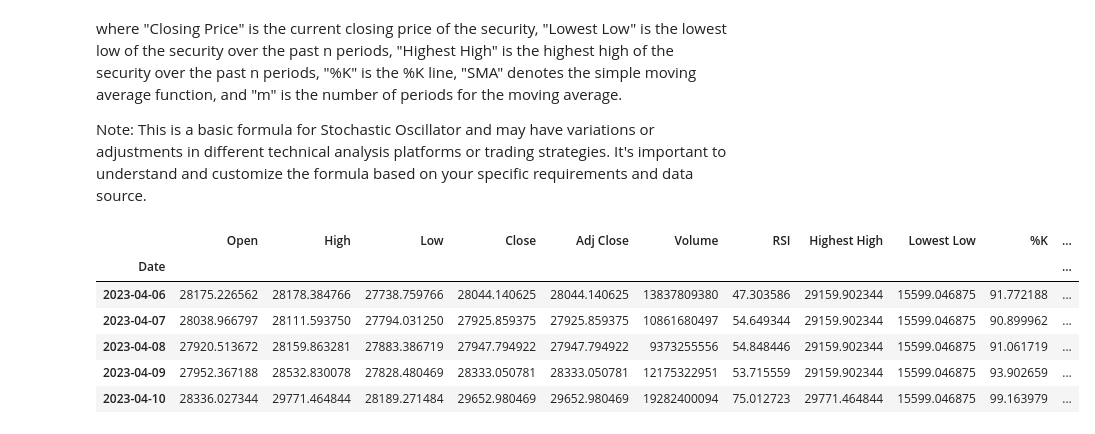
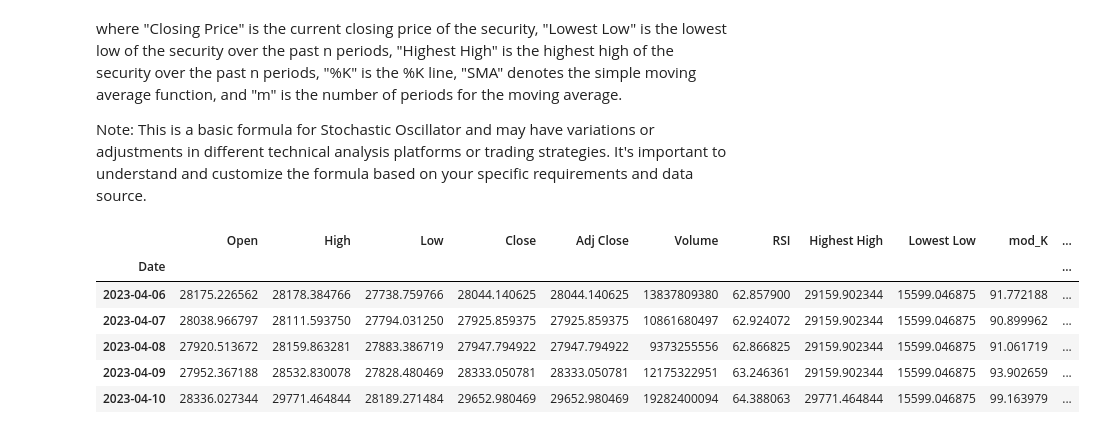
Before and after one commit to Annarhysa/Cryptocurrency-Trading-Algorithm, a Jupyter notebook: Market-Analysis-yfinance.ipynb, the cells around one changed output. Cells and saved outputs as stored; diff of their text form; code cells hidden in the pictures.

```diff
--- a/Market-Analysis-yfinance.ipynb
+++ b/Market-Analysis-yfinance.ipynb
@@ -94,8 +94,8 @@ BTC_USD['Loss'] = -BTC_USD['PriceChange'].where(BTC_USD['PriceChange'] < 0, 0)
 
 # Calculate the smoothed average gain and loss
 window = 14  # RSI period
-BTC_USD['AvgGain'] = BTC_USD['Gain'].rolling(window=window).mean()
-BTC_USD['AvgLoss'] = BTC_USD['Loss'].rolling(window=window).mean()
+BTC_USD['AvgGain'] = BTC_USD['Gain'].rolling(window=100, min_periods = 2).mean()
+BTC_USD['AvgLoss'] = BTC_USD['Loss'].rolling(window=100, min_periods = 2).mean()
 
 # Calculate the relative strength (RS)
 BTC_USD['RS'] = BTC_USD['AvgGain'] / BTC_USD['AvgLoss']
@@ -148,8 +148,8 @@ The distance between the upper and lower bands is related to the volatility of t
 
 Bollinger Bands can be plotted on price charts using various charting tools and software, such as financial analysis platforms, charting software, or programming libraries like matplotlib in Python. They are widely used by technical analysts and traders to assess price volatility, potential breakouts, and trend reversals in financial markets.
 # %%
-BTC_USD['Middle Band'] = BTC_USD['Close'].rolling(window=100).mean()
-BTC_USD['Standard Deviation'] = BTC_USD['Close'].rolling(window=100).std()
+BTC_USD['Middle Band'] = BTC_USD['Close'].rolling(window=100, min_periods = 1).mean()
+BTC_USD['Standard Deviation'] = BTC_USD['Close'].rolling(window=100, min_periods = 1).std()
 BTC_USD.tail()
 # %% [output]
 |  | Open | High | Low | Close | Adj Close | Volume | RSI | Middle Band | Standard Deviation |
@@ -222,31 +222,25 @@ where "Closing Price" is the current closing price of the security, "Lowest Low"
 
 Note: This is a basic formula for Stochastic Oscillator and may have variations or adjustments in different technical analysis platforms or trading strategies. It's important to understand and customize the formula based on your specific requirements and data source.
 # %%
-n = 14
-m = 3
 overbought = 80  # Overbought level
 oversold = 20  # Oversold level
 
-BTC_USD["Highest High"] = BTC_USD["High"].rolling(window = 200).max()
-BTC_USD["Lowest Low"] = BTC_USD["Low"].rolling(window = 200).min()
+BTC_USD["Highest High"] = BTC_USD["High"].rolling(window = 200, min_periods = 12).max()
+BTC_USD["Lowest Low"] = BTC_USD["Low"].rolling(window = 200, min_periods =12).min()
 
 # Calculate %K
-BTC_USD["%K"] = ((BTC_USD["Close"] - BTC_USD["Lowest Low"]) / (BTC_USD["Highest High"] - BTC_USD["Lowest Low"])) * 100
+BTC_USD["mod_K"] = ((BTC_USD["Close"] - BTC_USD["Lowest Low"]) / (BTC_USD["Highest High"] - BTC_USD["Lowest Low"])) * 100
 
 # Calculate %D as SMA of %K
-BTC_USD["%D"] = BTC_USD["%K"].rolling(window = 100).mean()
-
-# Add overbought and oversold levels as horizontal lines
-BTC_USD["Overbought"] = overbought
-BTC_USD["Oversold"] = oversold
+BTC_USD["mod_D"] = BTC_USD["mod_K"].rolling(window = 100, min_periods = 3).mean()
 
 # Print the resulting dataframe
 BTC_USD.tail()
 # %% [output]
-|  | Open | High | Low | Close | Adj Close | Volume | RSI | Highest High | Lowest Low | %K | ... |
+|  | Open | High | Low | Close | Adj Close | Volume | RSI | Highest High | Lowest Low | mod_K | ... |
 | Date |  |  |  |  |  |  |  |  |  |  | ... |
-| 2023-04-06 | 28175.226562 | 28178.384766 | 27738.759766 | 28044.140625 | 28044.140625 | 13837809380 | 47.303586 | 29159.902344 | 15599.046875 | 91.772188 | ... |
-| 2023-04-07 | 28038.966797 | 28111.593750 | 27794.031250 | 27925.859375 | 27925.859375 | 10861680497 | 54.649344 | 29159.902344 | 15599.046875 | 90.899962 | ... |
-| 2023-04-08 | 27920.513672 | 28159.863281 | 27883.386719 | 27947.794922 | 27947.794922 | 9373255556 | 54.848446 | 29159.902344 | 15599.046875 | 91.061719 | ... |
-| 2023-04-09 | 27952.367188 | 28532.830078 | 27828.480469 | 28333.050781 | 28333.050781 | 12175322951 | 53.715559 | 29159.902344 | 15599.046875 | 93.902659 | ... |
-| 2023-04-10 | 28336.027344 | 29771.464844 | 28189.271484 | 29652.980469 | 29652.980469 | 19282400094 | 75.012723 | 29771.464844 | 15599.046875 | 99.163979 | ... |
+| 2023-04-06 | 28175.226562 | 28178.384766 | 27738.759766 | 28044.140625 | 28044.140625 | 13837809380 | 62.857900 | 29159.902344 | 15599.046875 | 91.772188 | ... |
+| 2023-04-07 | 28038.966797 | 28111.593750 | 27794.031250 | 27925.859375 | 27925.859375 | 10861680497 | 62.924072 | 29159.902344 | 15599.046875 | 90.899962 | ... |
+| 2023-04-08 | 27920.513672 | 28159.863281 | 27883.386719 | 27947.794922 | 27947.794922 | 9373255556 | 62.866825 | 29159.902344 | 15599.046875 | 91.061719 | ... |
+| 2023-04-09 | 27952.367188 | 28532.830078 | 27828.480469 | 28333.050781 | 28333.050781 | 12175322951 | 63.246361 | 29159.902344 | 15599.046875 | 93.902659 | ... |
+| 2023-04-10 | 28336.027344 | 29771.464844 | 28189.271484 | 29652.980469 | 29652.980469 | 19282400094 | 64.388063 | 29771.464844 | 15599.046875 | 99.163979 | ... |
```
Also changed, not shown: parts of 7 cells of this notebook.
